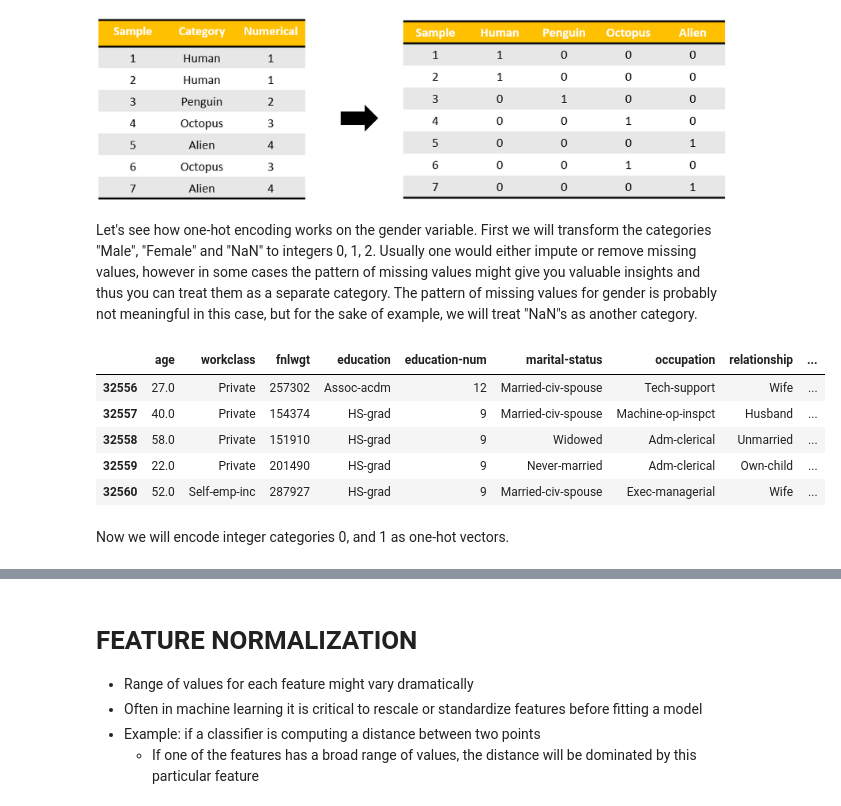
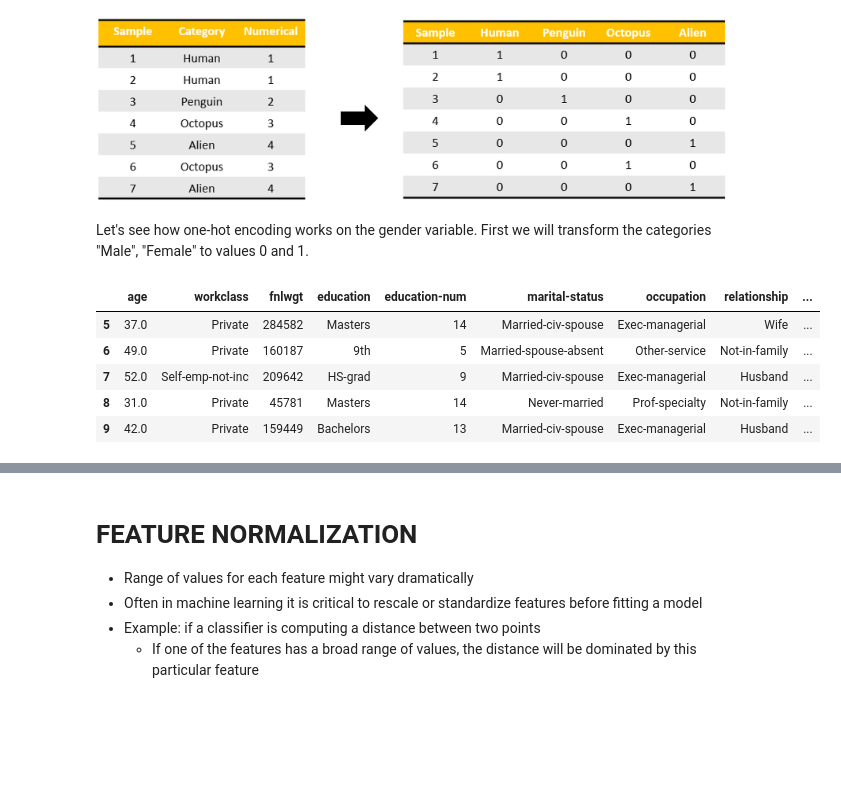
Before and after one commit to heyaudace/ml-bias-fairness, a Jupyter notebook: 1. Getting Started .ipynb, the cells around one changed output, grey strips where cells are left out. Cells and saved outputs as stored; diff of their text form; code cells hidden in the pictures; blank space fills up the shorter version.

```diff
--- a/1. Getting Started .ipynb
+++ b/1. Getting Started .ipynb
@@ -335,19 +325,18 @@ plt.ylabel('Frequency')
 Image(filename='images/onehot.png', width = 900, height = 500)
 # %% [output]
 [figure]
-# %% [markdown]
-Let's see how one-hot encoding works on the gender variable. First we will transform the categories "Male", "Female" and "NaN" to integers 0, 1, 2. Usually one would either impute or remove missing values, however in some cases the pattern of missing values might give you valuable insights and thus you can treat them as a separate category. The pattern of missing values for gender is probably not meaningful in this case, but for the sake of example, we will treat "NaN"s as another category.
+# %% [markdown]
+Let's see how one-hot encoding works on the gender variable. First we will transform the categories "Male", "Female" to values 0 and 1.
 # %%
-adult_data['sex'] = adult_data['sex'].fillna('None') # replace nans by another name so that python doesn't recognize it as a nan
+adult_data_chunk = adult_data[:10].copy().dropna()
+adult_data_chunk['sex'] = adult_data_chunk['sex'].fillna('None') # replace nans by another name so that python doesn't recognize it as a nan
 le = preprocessing.LabelEncoder() # specify paramets for encoder
-adult_data['sex'] = le.fit_transform(adult_data['sex']) # fit the model and transform the sex variable
-adult_data.tail() # number in paranthesis specifies the numbers of lines to show
+adult_data_chunk['sex'] = le.fit_transform(adult_data_chunk['sex']) # fit the model and transform the sex variable
+adult_data_chunk.tail(5) # number in paranthesis specifies the numbers of lines to show
 # %% [output]
 |  | age | workclass | fnlwgt | education | education-num | marital-status | occupation | relationship | ... |
-| 32556 | 27.0 | Private | 257302 | Assoc-acdm | 12 | Married-civ-spouse | Tech-support | Wife | ... |
-| 32557 | 40.0 | Private | 154374 | HS-grad | 9 | Married-civ-spouse | Machine-op-inspct | Husband | ... |
-| 32558 | 58.0 | Private | 151910 | HS-grad | 9 | Widowed | Adm-clerical | Unmarried | ... |
-| 32559 | 22.0 | Private | 201490 | HS-grad | 9 | Never-married | Adm-clerical | Own-child | ... |
-| 32560 | 52.0 | Self-emp-inc | 287927 | HS-grad | 9 | Married-civ-spouse | Exec-managerial | Wife | ... |
+| 5 | 37.0 | Private | 284582 | Masters | 14 | Married-civ-spouse | Exec-managerial | Wife | ... |
+| 6 | 49.0 | Private | 160187 | 9th | 5 | Married-spouse-absent | Other-service | Not-in-family | ... |
+| 7 | 52.0 | Self-emp-not-inc | 209642 | HS-grad | 9 | Married-civ-spouse | Exec-managerial | Husband | ... |
+| 8 | 31.0 | Private | 45781 | Masters | 14 | Never-married | Prof-specialty | Not-in-family | ... |
+| 9 | 42.0 | Private | 159449 | Bachelors | 13 | Married-civ-spouse | Exec-managerial | Husband | ... |
-# %% [markdown]
-Now we will encode integer categories 0, and 1 as one-hot vectors.
```
Also changed, not shown: parts of 29 cells of this notebook, 3 other files.
